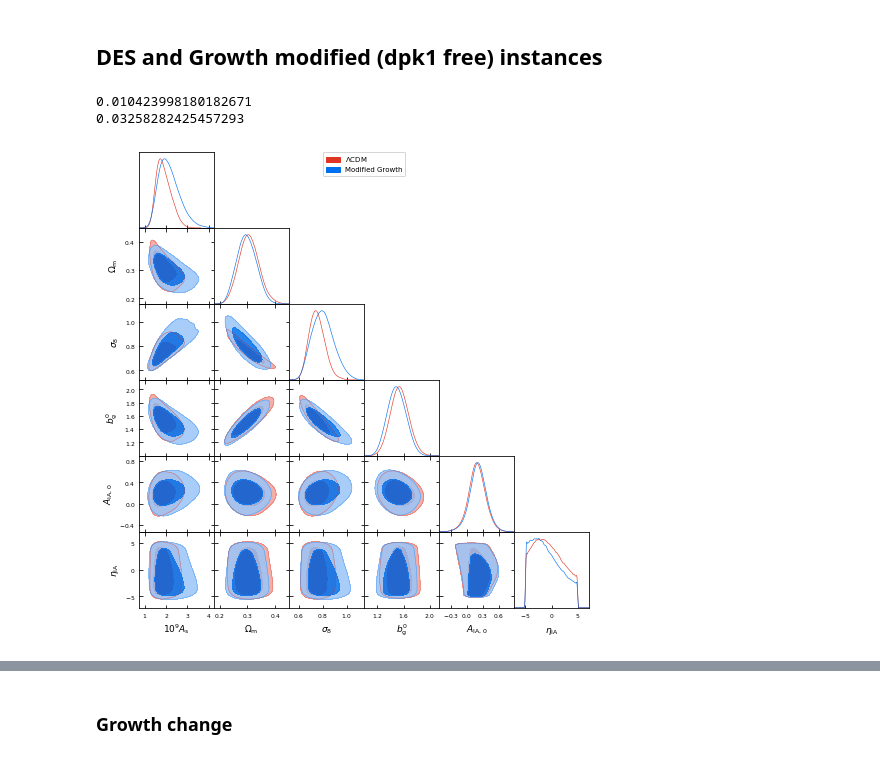
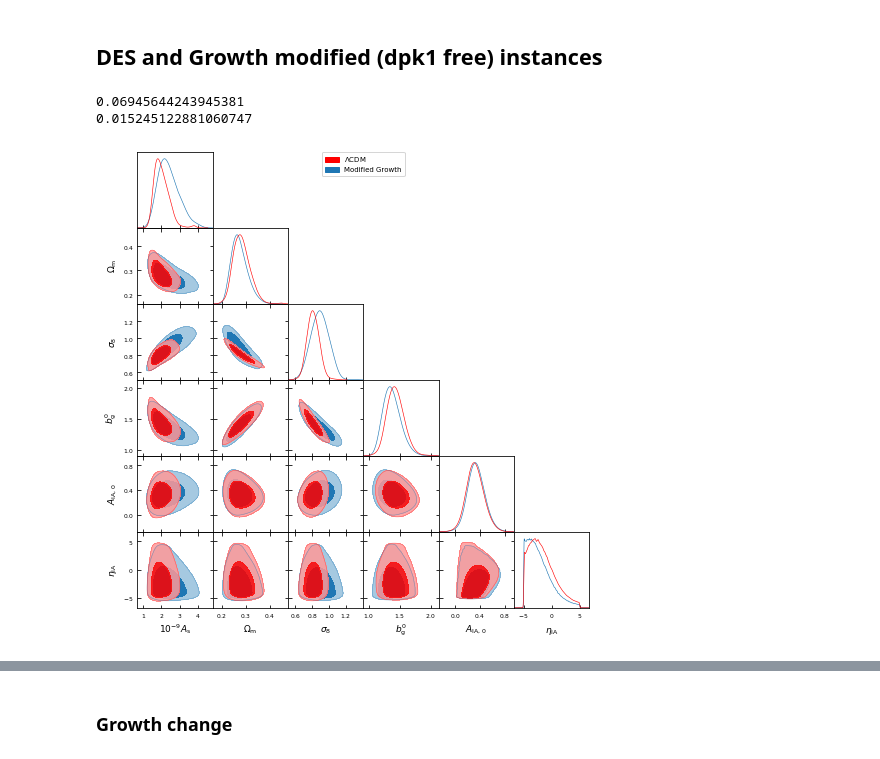
Before and after one commit to damonge/S8z, a Jupyter notebook: notebooks/Plots.ipynb, the cells around one changed output, grey strips where cells are left out. Drawn from its saved outputs; the diff is of its cells as text; code cells hidden in the pictures.

```diff
--- a/notebooks/Plots.ipynb
+++ b/notebooks/Plots.ipynb
@@ -409,28 +341,29 @@ plt.close()
 # %% [markdown]
 # MCMC
 # %%
-MP_root = '/mnt/zfsusers/gravityls_3/codes/montepython_emilio'
+MP_root = '/mnt/zfsusers/gravityls_3/codes/montepython_cgg_emilio/'
 # %% [markdown]
 ## DES and Growth modified (dpk1 free) instances
 # %%
-des_root = os.path.join(MP_root, 'chains/cl_cross_corr_des_full_kappa_l8/')
-des = getdist.loadMCSamples(os.path.join(des_root, '2020-03-09_1000000_'),
+des_root = os.path.join(MP_root, 'chains/backup/new_fiducial/cl_cross_corr_des_full_new_fiducial/')
+des = getdist.loadMCSamples(os.path.join(des_root, '2020-03-25_1000000_'),
                            settings={'ignore_rows':0.02})
 
-growth_root = os.path.join(MP_root, 'chains/cl_cross_corr_des_growth_dpk0_fixed_kappa_l8/')
-growth = getdist.loadMCSamples(os.path.join(growth_root, '2020-03-09_1000000_'),
+growth_root = os.path.join(MP_root, 'chains/backup/new_fiducial/cl_cross_corr_des_growth_new_fiducial/')
+growth = getdist.loadMCSamples(os.path.join(growth_root, '2020-03-25_1000000_'),
                            settings={'ignore_rows':0.02})
 # %%
 print(des.getGelmanRubin())
 print(growth.getGelmanRubin())
 # %% [output]
-0.010423998180182671
-0.03258282425457293
+0.06945644243945381
+0.015245122881060747
 # %%
 g = plots.get_subplot_plotter(width_inch=7)
-g.triangle_plot([des, growth], params=['A_s', 'Omega_m', 'sigma_8', 'gc_b_0', 'wl_ia_A','wl_ia_eta'],
-                filled=True, legend_labels=[r'$\Lambda$CDM', 'Modified Growth'])
+g.triangle_plot([growth, des], params=['A_s', 'Omega_m', 'sigma_8', 'gc_b_0', 'wl_ia_A','wl_ia_eta'],
+                filled=True, contour_colors=[DCOLORS[0], 'red'],
+                legend_labels=['Modified Growth', r'$\Lambda$CDM'], label_order=-1)
 g.export('./figures/mcmc_des_and_growth_dpk0_fixed.pdf')
 g.finish_plot()
 # %% [output]
-[figure, old version]
+[figure, new version]
```
Also changed, not shown: parts of 23 cells of this notebook, 9 other files.
